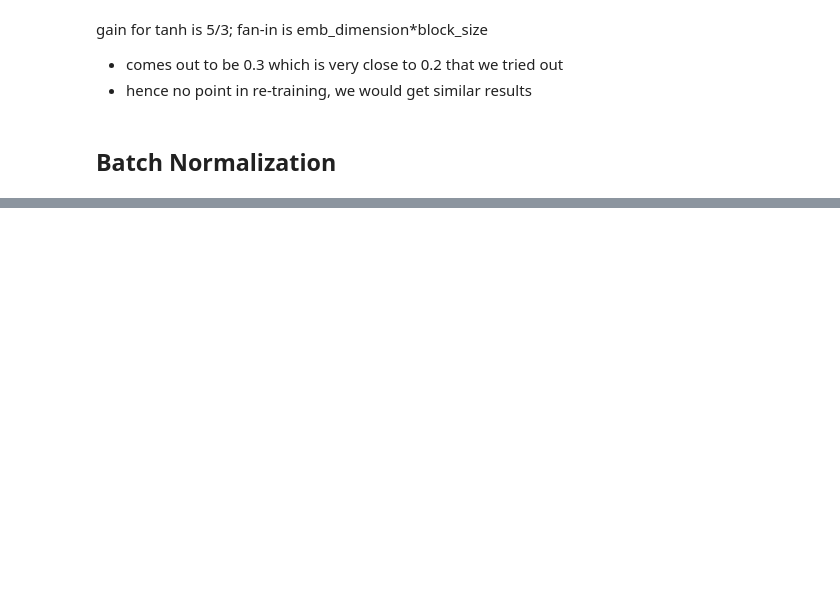
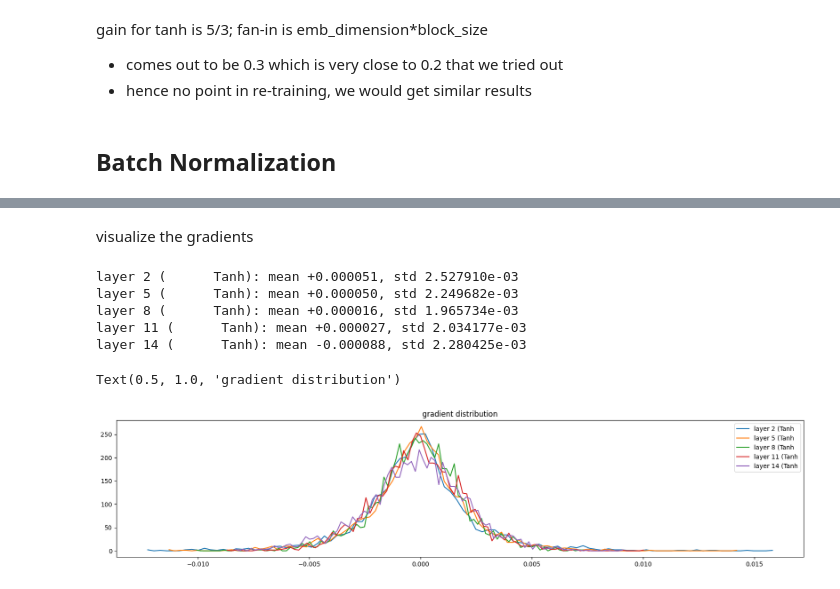
Before and after one commit to Himan13799/LanguageModeling, a Jupyter notebook: MakeMoreNames/nn_pitfalls_mlp2.ipynb, the cells around one changed output, grey strips where cells are left out. Drawn from its saved outputs; the diff is of its cells as text; code cells hidden in the pictures; blank space fills up the shorter version.

```diff
--- a/MakeMoreNames/nn_pitfalls_mlp2.ipynb
+++ b/MakeMoreNames/nn_pitfalls_mlp2.ipynb
@@ -658,0 +802,11 @@ gain for tanh is 5/3; fan-in is emb_dimension*block_size
+# %%
+# calibrate batch norm at end of training
+
+# no grads required
+with torch.no_grad():
+    # entire train set
+    emb = C[Xtr]
+    z1 = emb.view(emb.shape[0], -1) @ W1 + b1 # z1 is pre-activations or hidden states
+    # measure the mean, std over the entire train set
+    bnmean = z1.mean(dim=0, keepdim=True) # keepdim doesn't matter here, but to be on safer side
+    bnstd = z1.std(dim=0, keepdim=True)
@@ -658,0 +1215,23 @@ gain for tanh is 5/3; fan-in is emb_dimension*block_size
+# %% [markdown]
+visualize the gradients
+# %%
+# visualize histograms
+plt.figure(figsize=(20, 4)) # width and height of the plot
+legends = []
+for i, layer in enumerate(layers[:-1]): # note: exclude the output layer
+  if isinstance(layer, Tanh):
+    t = layer.out.grad
+    print('layer %d (%10s): mean %+f, std %e' % (i, layer.__class__.__name__, t.mean(), t.std()))
+    hy, hx = torch.histogram(t, density=True)
+    plt.plot(hx[:-1].detach(), hy.detach())
+    legends.append(f'layer {i} ({layer.__class__.__name__}')
+plt.legend(legends);
+plt.title('gradient distribution')
+# %% [output]
+layer 2 (      Tanh): mean +0.000051, std 2.527910e-03
+layer 5 (      Tanh): mean +0.000050, std 2.249682e-03
+layer 8 (      Tanh): mean +0.000016, std 1.965734e-03
+layer 11 (      Tanh): mean +0.000027, std 2.034177e-03
+layer 14 (      Tanh): mean -0.000088, std 2.280425e-03
+Text(0.5, 1.0, 'gradient distribution')
+[figure, added]
```
Also changed, not shown: parts of 50 cells of this notebook.
